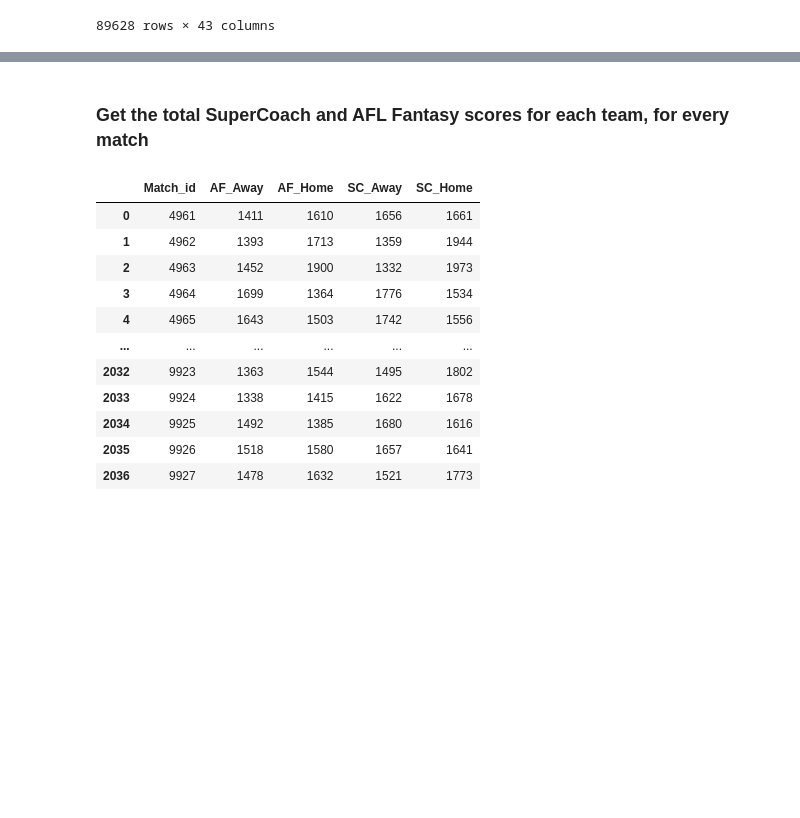
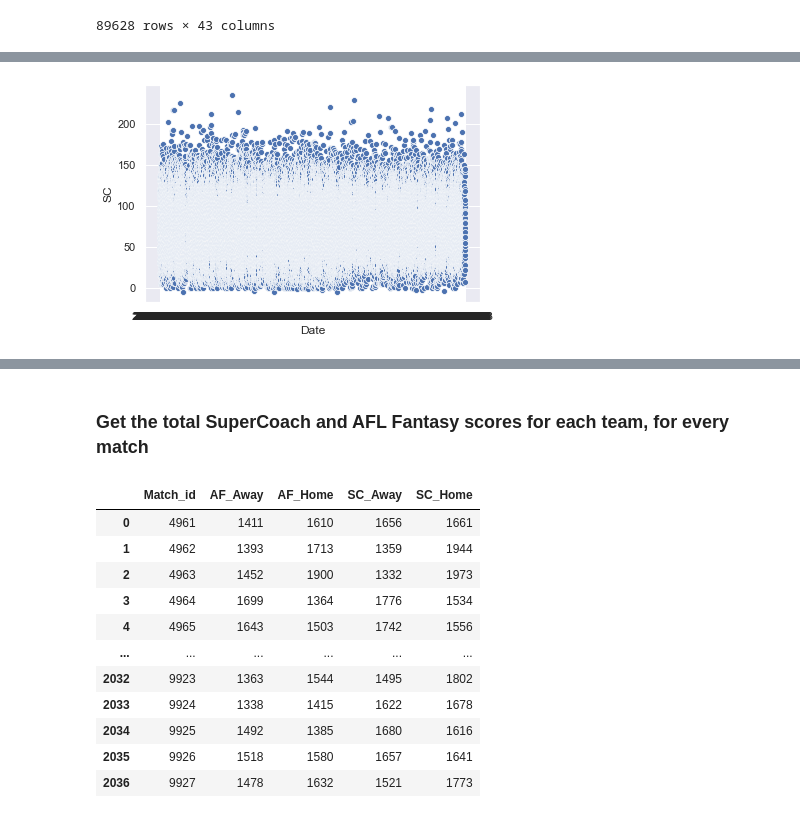
Before and after one commit to mark-richards/afl-eda, a Jupyter notebook: footywire-afl-fantasy-scoring-methods.ipynb, the cells around one changed output, grey strips where cells are left out. Drawn from its saved outputs; the diff is of its cells as text; code cells hidden in the pictures; blank space fills up the shorter version.

```diff
--- a/footywire-afl-fantasy-scoring-methods.ipynb
+++ b/footywire-afl-fantasy-scoring-methods.ipynb
@@ -41,0 +47,6 @@ df_footywire_data
+# %%
+import seaborn as sns
+import matplotlib.pyplot as plt
+ax = sns.scatterplot(x="Date", y="SC", data=df_footywire_data.loc[: ,['Date', 'SC']])
+# %% [output]
+[figure, added]
```
Also changed, not shown: parts of 5 cells of this notebook, 2 other files.
